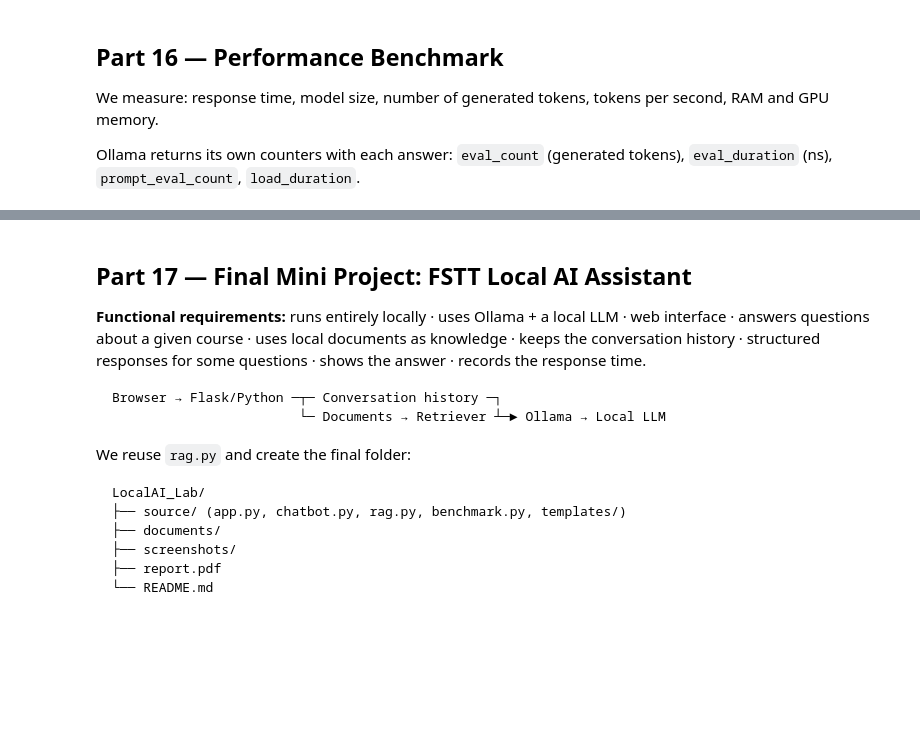
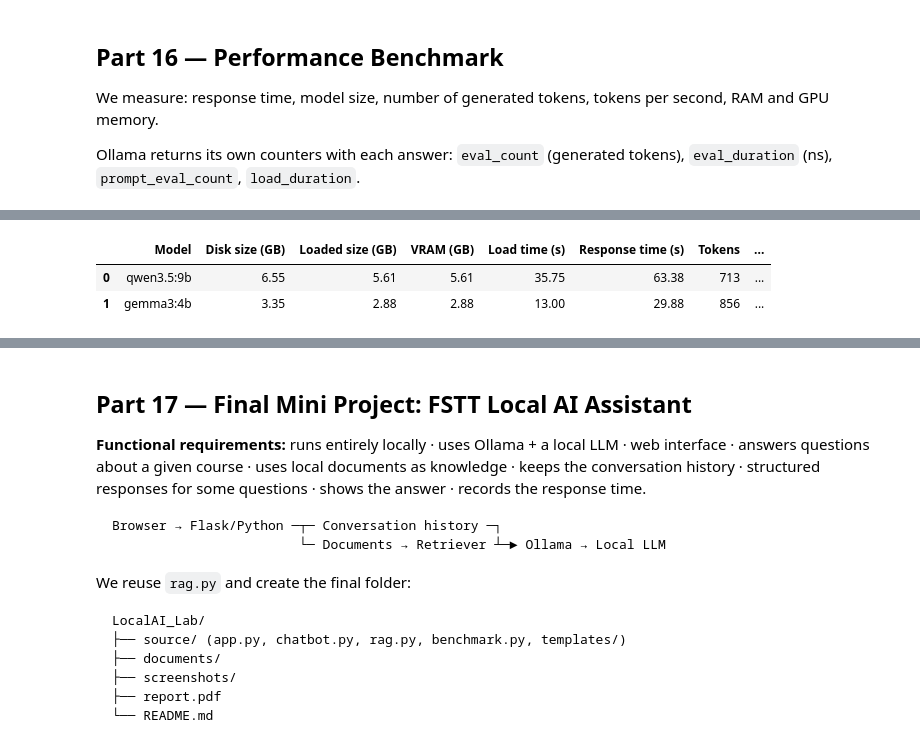
Before and after one commit to yassirtl/Local-AI-Ollama-Lab, a Jupyter notebook: LAB_Local_AI_Ollama.ipynb, the cells around one changed output, grey strips where cells are left out. Saved outputs shown, nothing was run; the diff lists cells and outputs as text; code cells hidden in the pictures; blank space fills up the shorter version.

Commit message:
Add outputs and answers from the Colab T4 run

```diff
--- a/LAB_Local_AI_Ollama.ipynb
+++ b/LAB_Local_AI_Ollama.ipynb
@@ -894,9 +1358,13 @@ if __name__ == "__main__":
 # %%
 import benchmark; importlib.reload(benchmark)
 
 bench_df = pd.concat([benchmark.bench(m) for m in (MODEL, MODEL2)], ignore_index=True)
-bench_df["Quality /5"] = None   # <- fill in after reading both answers
+bench_df["Quality /5"] = [5, 4]   # bench() keeps only the counters, scores from Parts 6, 10 and 14
 bench_df.round(2)
+# %% [output]
+|  | Model | Disk size (GB) | Loaded size (GB) | VRAM (GB) | Load time (s) | Response time (s) | Tokens | ... |
+| 0 | qwen3.5:9b | 6.55 | 5.61 | 5.61 | 35.75 | 63.38 | 713 | ... |
+| 1 | gemma3:4b | 3.35 | 2.88 | 2.88 | 13.00 | 29.88 | 856 | ... |
 # %%
 import matplotlib.pyplot as plt
 
```
Also changed, not shown: parts of 68 cells of this notebook, 1 other file.
